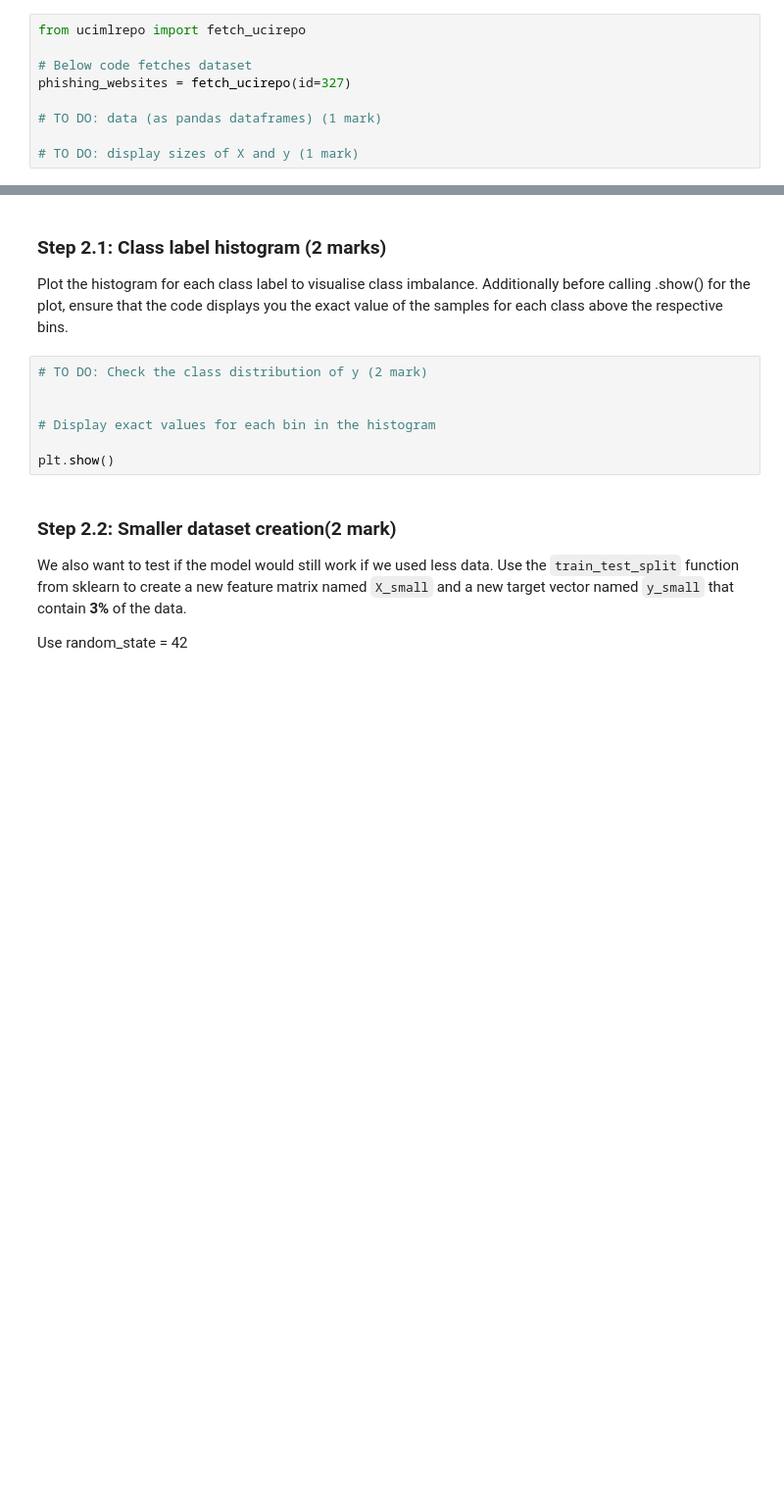
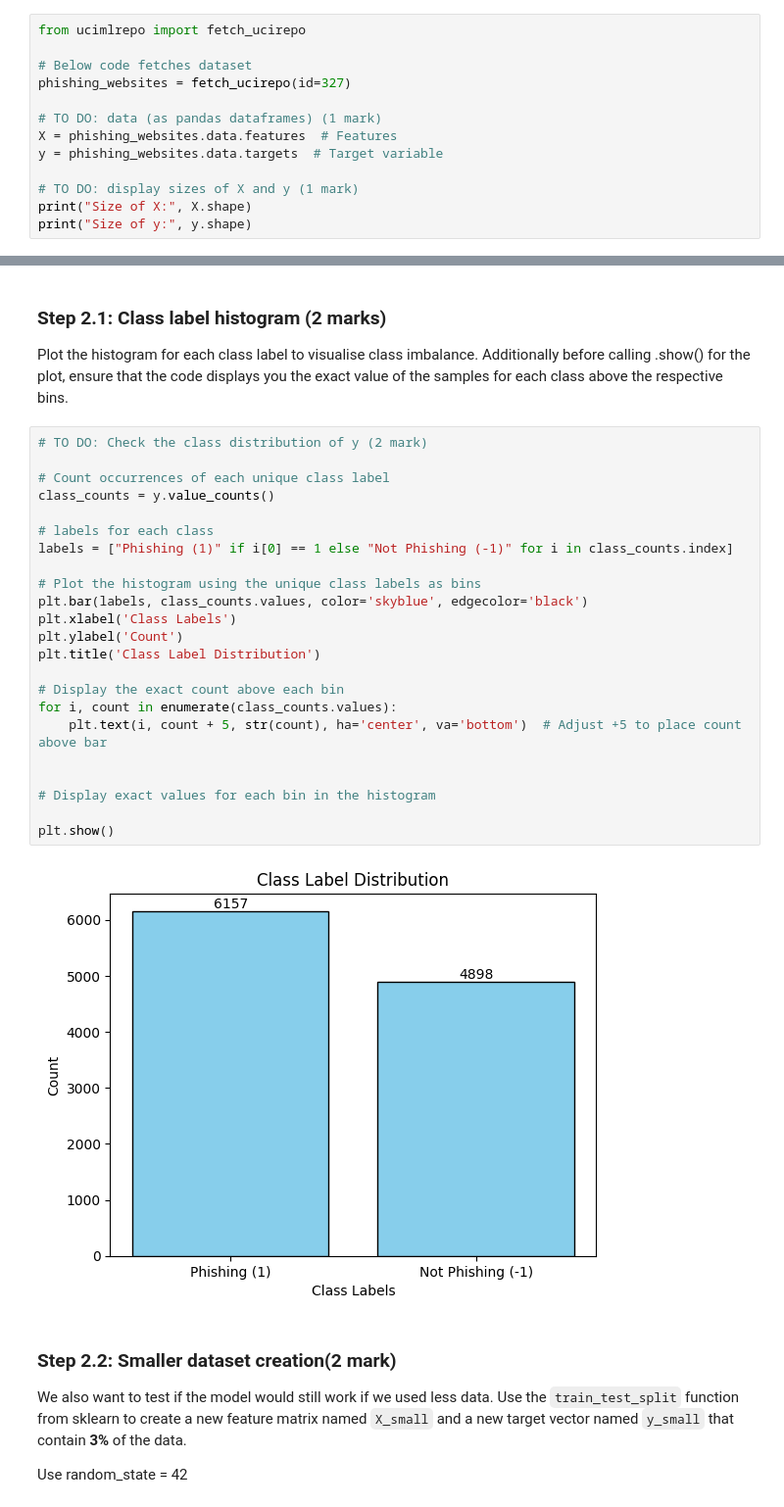
Before and after one commit to ShaikhSikanderAli/engg680_2024_fall, a Jupyter notebook: Lab_Assignment3/Assignment3.ipynb, the cells around one changed output, grey strips where cells are left out. Shown: that part at 98% size. Saved outputs shown, nothing was run; the diff lists cells and outputs as text; blank space fills up the shorter version.

```diff
--- a/Lab_Assignment3/Assignment3.ipynb
+++ b/Lab_Assignment3/Assignment3.ipynb
@@ -549,5 +559,9 @@ from ucimlrepo import fetch_ucirepo
 phishing_websites = fetch_ucirepo(id=327)
 
 # TO DO: data (as pandas dataframes) (1 mark)
+X = phishing_websites.data.features  # Features
+y = phishing_websites.data.targets  # Target variable
 
 # TO DO: display sizes of X and y (1 mark)
+print("Size of X:", X.shape)
+print("Size of y:", y.shape)
@@ -555,13 +572,31 @@ phishing_websites = fetch_ucirepo(id=327)
 ### Step 2.1: Class label histogram (2 marks)
 
 Plot the histogram for each class label to visualise class imbalance. Additionally before calling .show() for the plot, ensure that the code displays you the exact value of the samples for each class above the respective bins.
-# %%
-# TO DO: Check the class distribution of y (2 mark)
-
-
-# Display exact values for each bin in the histogram
-
-plt.show()
+# %%
+# TO DO: Check the class distribution of y (2 mark)
+
+# Count occurrences of each unique class label
+class_counts = y.value_counts()
+
+# labels for each class
+labels = ["Phishing (1)" if i[0] == 1 else "Not Phishing (-1)" for i in class_counts.index]
+
+# Plot the histogram using the unique class labels as bins
+plt.bar(labels, class_counts.values, color='skyblue', edgecolor='black')
+plt.xlabel('Class Labels')
+plt.ylabel('Count')
+plt.title('Class Label Distribution')
+
+# Display the exact count above each bin
+for i, count in enumerate(class_counts.values):
+    plt.text(i, count + 5, str(count), ha='center', va='bottom')  # Adjust +5 to place count above bar
+
+
+# Display exact values for each bin in the histogram
+
+plt.show()
+# %% [output]
+[figure, added]
 # %% [markdown]
 ### Step 2.2: Smaller dataset creation(2 mark)
 
```
Also changed, not shown: parts of 11 cells of this notebook.
